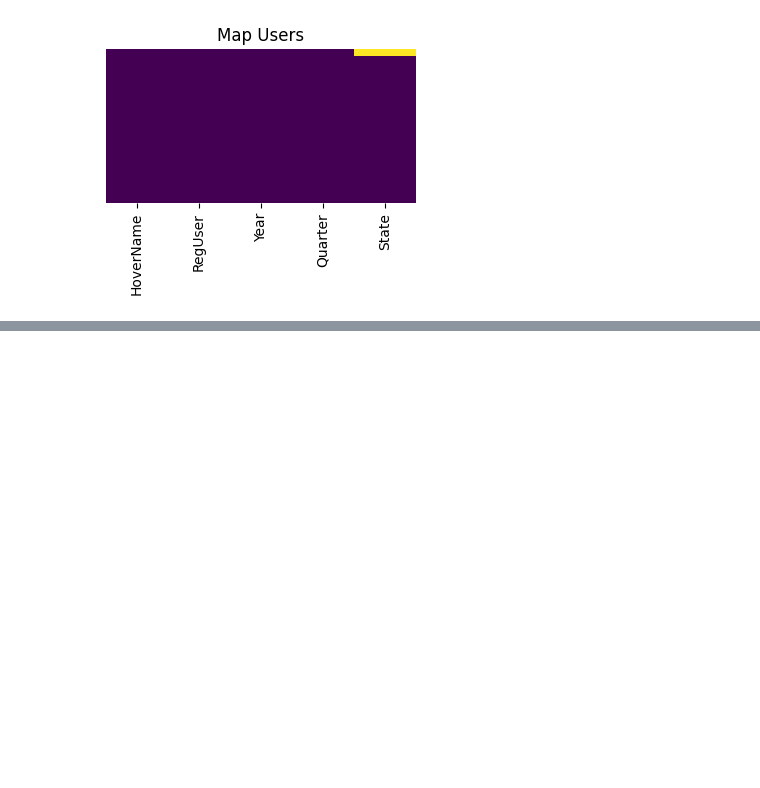
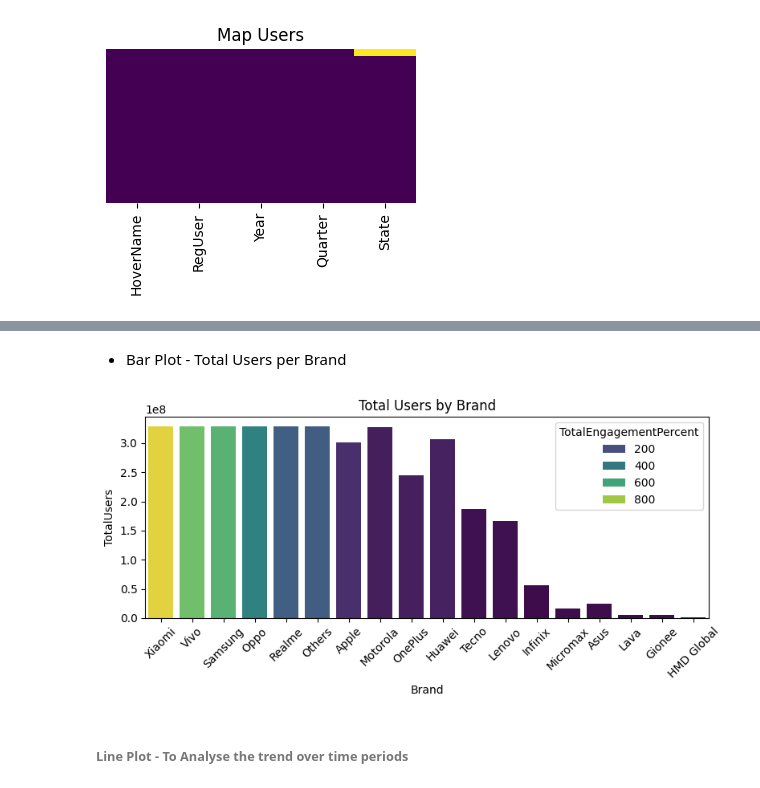
Before and after one commit to Aastha2675/PhonePe_Transaction_Insights, a Jupyter notebook: eda_data_visualization.ipynb, the cells around one changed output, grey strips where cells are left out. Drawn from its saved outputs; the diff is of its cells as text; code cells hidden in the pictures; blank space fills up the shorter version.

```diff
--- a/eda_data_visualization.ipynb
+++ b/eda_data_visualization.ipynb
@@ -286,7 +211,6 @@ Top_Pincode shape is - (10280, 7)
 # %%
-# displaying the basic info for tables
-for df in list:
-  for key,value in df.items():
-    print(f"{key}\n{value.info()}\n")
+# displaying basic info of tables
+for key,value in dataframes.items():
+  print(f"{key}\n{value.info()}\n")
 # %% [output]
 <class 'pandas.core.frame.DataFrame'>
@@ -998,0 +546,13 @@ df_c_map_insu.rename(columns={"name":"State"},inplace=True)
+# %% [markdown]
+* Bar Plot -  Total Users per Brand
+# %%
+plt.figure(figsize=(8,4))
+sns.barplot(data=users, x='Brand', y='TotalUsers', palette='viridis', hue='TotalEngagementPercent')
+plt.xticks(rotation=45)
+plt.title("Total Users by Brand")
+plt.tight_layout()
+plt.show()
+# %% [output]
+[figure, added]
+# %% [markdown]
+###### Line Plot - To Analyse the trend over time periods
```
Also changed, not shown: parts of 139 cells of this notebook.
